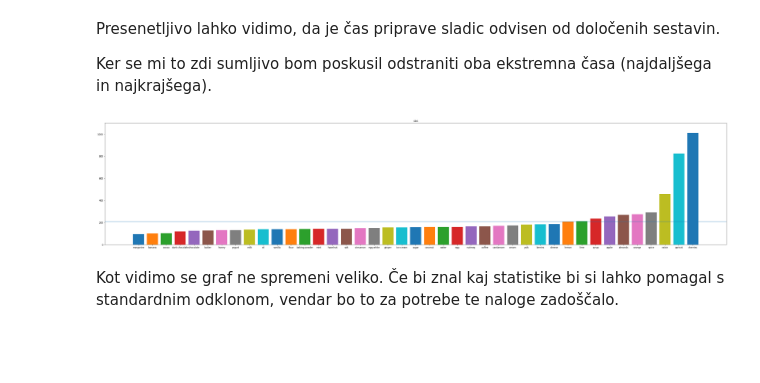
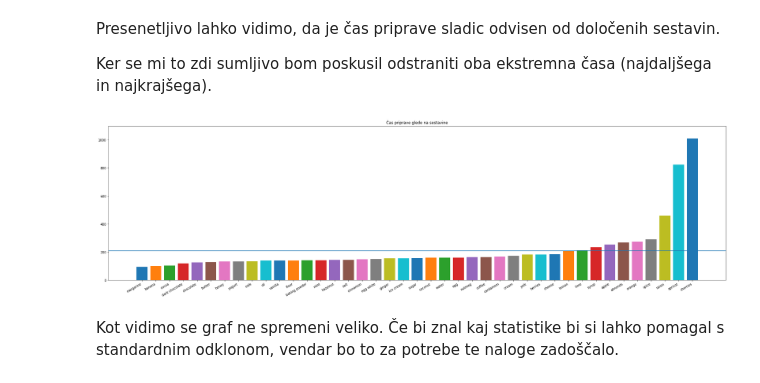
Before and after one commit to StrahR/analiza-sladic, a Jupyter notebook: analiza-sladic.ipynb, the cells around one changed output. Drawn from its saved outputs; the diff is of its cells as text; code cells hidden in the pictures; blank space fills up the shorter version.

```diff
--- a/analiza-sladic.ipynb
+++ b/analiza-sladic.ipynb
@@ -124,32 +157,28 @@ Ker se mi to zdi sumljivo bom poskusil odstraniti oba ekstremna časa (najdaljš
 # %%
 times = dict()
 for ing in ingredient_list.ingredient:
     jo_contains_ing = jo_ingredients[jo_ingredients.ingredient.str.contains(ing)].groupby('recipe')
     ar_contains_ing = ar_ingredients[ar_ingredients.ingredient.str.contains(ing)].groupby('recipe')
     # print(f'{ing}: {len(jo_contains_ing.count())}')
     ar_recipes_with_ing = ar_recipes.filter(items=list(ar_contains_ing.count().index), axis=0)
     ar_time_converted = ar_recipes_with_ing.time.apply(to_minutes)
     ar_positive_times = ar_time_converted[ar_time_converted > 0]
     ar_removed_extreme_times = ar_positive_times.sort_values()[1:-1]  # odstranimo oba ekstrema
     ar_mean_time = ar_positive_times.mean()
     ar_recipe_count = len(ar_contains_ing) - 2
     times[ing] = [int(ar_mean_time), ar_recipe_count]  # round to whole minute
+
+ar_time_by_ingredient = pd.DataFrame.from_dict(times, orient='index', columns=['time', 'count'])
+ar_time_table = ar_time_by_ingredient[ar_time_by_ingredient['count'] >= 100].sort_values(by='time')  # odstranimo sestavine ki so malo zastopane
+mean_time = ar_time_table.time.mean()
+
+fig = plt.figure(figsize=(35,10))
+ax1 = fig.add_subplot(111)
+ax1.set_title("Čas priprave glede na sestavine")
+ax1.set_ylim(0, 1100)
+draw_with_mean(ax1, ar_time_table, mean_time, f=(lambda x: x.time))
+# %% [output]
+[figure, added]
-# %%
-ar_time_by_ingredient = pd.DataFrame.from_dict(times, orient='index', columns=['time', 'count'])
-ar_time_table = ar_time_by_ingredient[ar_time_by_ingredient['count'] >= 100].sort_values(by='time')  # odstranimo sestavine ki so malo zastopane
-mean_time = ar_time_table.time.mean()
-
-%matplotlib inline
-
-fig = plt.figure(figsize=(50,10))
-ax1 = fig.add_subplot(111)
-ax1.set_title("cas")
-ax1.set_ylim(0, 1100)
-ax1.axhline(y=mean_time)
-for ing, s in ar_time_table.iterrows():
-    ax1.bar(ing, s.time)
-# %% [output]
-[figure, removed]
 # %% [markdown]
 Kot vidimo se graf ne spremeni veliko. Če bi znal kaj statistike bi si lahko pomagal s standardnim odklonom, vendar bo to za potrebe te naloge zadoščalo.
 # %% [markdown]
```
Also changed, not shown: parts of 17 cells of this notebook.
